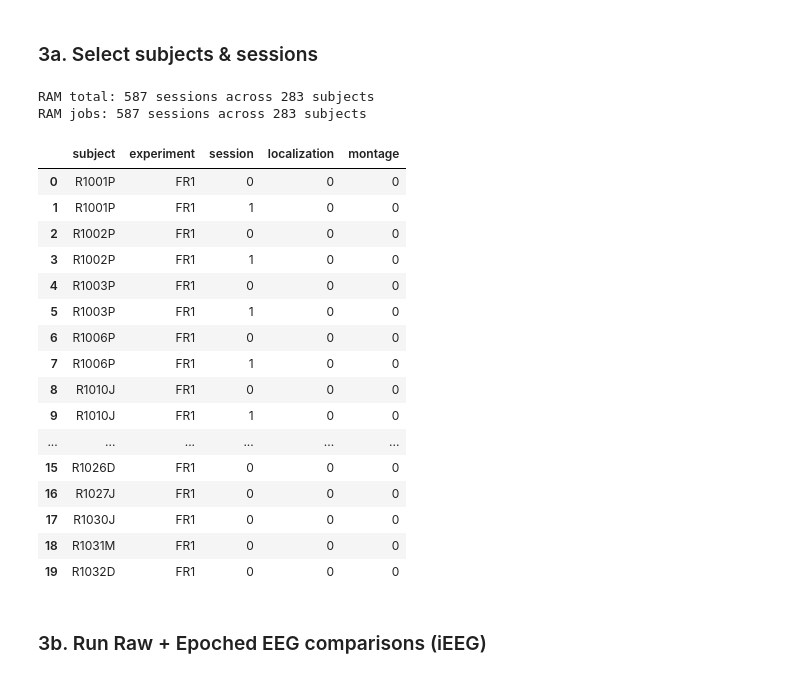
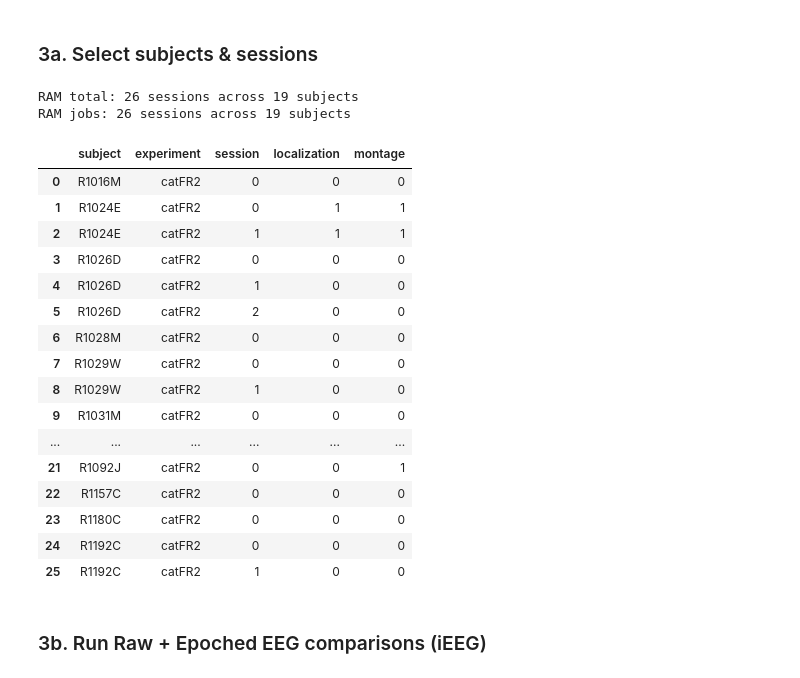
Before and after one commit to pennmem/EEGLoaderQualityCheck, a Jupyter notebook: compare_cml_bids.ipynb, the cells around one changed output. Drawn from its saved outputs; the diff is of its cells as text; code cells hidden in the pictures.

```diff
--- a/compare_cml_bids.ipynb
+++ b/compare_cml_bids.ipynb
@@ -644,8 +644,8 @@ def run_all_plots(dfs, name, save_dir=None, expected=None):
 ### 2a. Select subjects & sessions
 # %%
 ltp_experiments = ["VFFR"]
-ltp_bids_root   = "/data/LTP_BIDS/VFFR"
-ltp_out_path    = "results/VFFR_results/"
+ltp_bids_root   = os.path.abspath("/data/LTP_BIDS/VFFR")
+ltp_out_path    = os.path.abspath("results/VFFR_results/")
 
 df = cml.get_data_index()
 df_exp = df[df["experiment"].isin(ltp_experiments)].copy()
@@ -948,10 +948,10 @@ ltp_stats = run_all_plots(ltp_dfs, name="LTP", save_dir=ltp_final, expected=ltp_
 # %% [markdown]
 ### 3a. Select subjects & sessions
 # %%
-ram_experiments = ["FR1"]
-ram_bids_root   = "/data/LTP_BIDS/pyedflib/FR1/"
-ram_out_path    = "results/FR1_pyedflib_results/"
-ram_final = "results/FR1_final_pyedflib/"
+ram_experiments = ["catFR2"]
+ram_bids_root   = os.path.abspath("/data/LTP_BIDS/pyedflib/catFR2/")
+ram_out_path    = os.path.abspath("results/catFR2_pyedflib_results/")
+ram_final       = os.path.abspath("results/catFR2_final_pyedflib/")
 # ram_subjects_to_include = [
 #     'R1060M', 'R1061T', 'R1065J', 'R1066P', 'R1092J',
 #     'R1108J', 'R1111M', 'R1207J', 'R1226D', 'R1230J',
@@ -1004,52 +1004,52 @@ dfs = []
 for exp in ram_experiments:
     df_this = df_exp[df_exp["experiment"] == exp]
     subjects = df_this["subject"].drop_duplicates().sort_values()
     dfs.append(df_this[df_this["subject"].isin(subjects)])
 
 df_ram = pd.concat(dfs, ignore_index=True)
 print(f"RAM total: {len(df_ram)} sessions across {df_ram['subject'].nunique()} subjects")
 
-# completed = get_completed_sessions(ram_final, summary_files=["df_epoch_summary_all.csv" , "df_raw_summary_all.csv"])
+# completed = get_completed_sessions(ram_final, summary_files=["df_digital_summary_all.csv" , "df_raw_summary_all.csv"])
 # if completed:
 #     before = len(df_ram)
 #     df_ram = df_ram[
 #         ~df_ram.apply(lambda r: (r["subject"], int(r["session"])) in completed, axis=1)
 #     ].reset_index(drop=True)
 #     print(f"Filtered out {before - len(df_ram)} already-completed sessions")
 
 # # Append non-conversion subjects that need rerunning (not yet in completed set)
 # df_nonconv = df[df["experiment"].isin(ram_experiments) & df["subject"].isin(nonconversion_subjects)].copy()
 # # Remove any that are already in df_ram or completed
 # df_nonconv = df_nonconv[
 #     ~df_nonconv.apply(lambda r: (r["subject"], int(r["session"])) in completed, axis=1)
 # ].reset_index(drop=True)
 # if not df_nonconv.empty:
 #     df_ram = pd.concat([df_ram, df_nonconv], ignore_index=True).drop_duplicates(
 #         subset=["subject", "experiment", "session"]
 #     ).reset_index(drop=True)
 #     print(f"Added {len(df_nonconv)} sessions from {df_nonconv['subject'].nunique()} non-conversion subjects")
 
 print(f"RAM jobs: {len(df_ram)} sessions across {df_ram['subject'].nunique()} subjects")
-df_ram[["subject", "experiment", "session", "localization", "montage"]].head(20)
+df_ram[["subject", "experiment", "session", "localization", "montage"]]
 # %% [output]
-RAM total: 587 sessions across 283 subjects
-RAM jobs: 587 sessions across 283 subjects
+RAM total: 26 sessions across 19 subjects
+RAM jobs: 26 sessions across 19 subjects
 |  | subject | experiment | session | localization | montage |
-| 0 | R1001P | FR1 | 0 | 0 | 0 |
-| 1 | R1001P | FR1 | 1 | 0 | 0 |
-| 2 | R1002P | FR1 | 0 | 0 | 0 |
-| 3 | R1002P | FR1 | 1 | 0 | 0 |
-| 4 | R1003P | FR1 | 0 | 0 | 0 |
-| 5 | R1003P | FR1 | 1 | 0 | 0 |
-| 6 | R1006P | FR1 | 0 | 0 | 0 |
-| 7 | R1006P | FR1 | 1 | 0 | 0 |
-| 8 | R1010J | FR1 | 0 | 0 | 0 |
-| 9 | R1010J | FR1 | 1 | 0 | 0 |
+| 0 | R1016M | catFR2 | 0 | 0 | 0 |
+| 1 | R1024E | catFR2 | 0 | 1 | 1 |
+| 2 | R1024E | catFR2 | 1 | 1 | 1 |
+| 3 | R1026D | catFR2 | 0 | 0 | 0 |
+| 4 | R1026D | catFR2 | 1 | 0 | 0 |
+| 5 | R1026D | catFR2 | 2 | 0 | 0 |
+| 6 | R1028M | catFR2 | 0 | 0 | 0 |
+| 7 | R1029W | catFR2 | 0 | 0 | 0 |
+| 8 | R1029W | catFR2 | 1 | 0 | 0 |
+| 9 | R1031M | catFR2 | 0 | 0 | 0 |
 | ... | ... | ... | ... | ... | ... |
-| 15 | R1026D | FR1 | 0 | 0 | 0 |
-| 16 | R1027J | FR1 | 0 | 0 | 0 |
-| 17 | R1030J | FR1 | 0 | 0 | 0 |
-| 18 | R1031M | FR1 | 0 | 0 | 0 |
-| 19 | R1032D | FR1 | 0 | 0 | 0 |
+| 21 | R1092J | catFR2 | 0 | 0 | 1 |
+| 22 | R1157C | catFR2 | 0 | 0 | 0 |
+| 23 | R1180C | catFR2 | 0 | 0 | 0 |
+| 24 | R1192C | catFR2 | 0 | 0 | 0 |
+| 25 | R1192C | catFR2 | 1 | 0 | 0 |
 # %% [markdown]
 ### 3b. Run Raw + Epoched EEG comparisons (iEEG)
```
Also changed, not shown: parts of 17 cells of this notebook, 7 other files.
